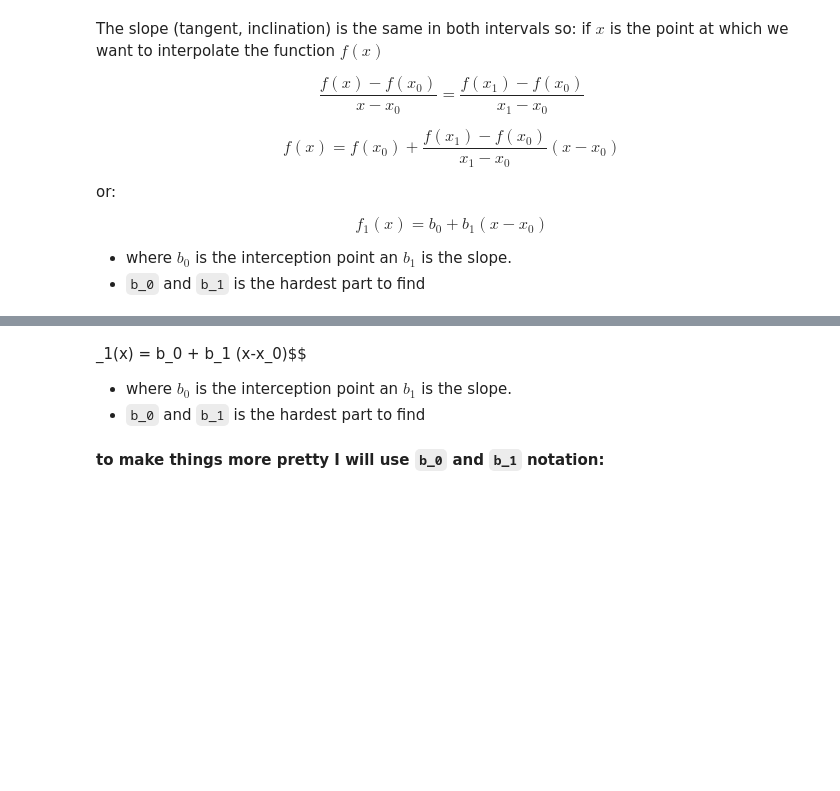
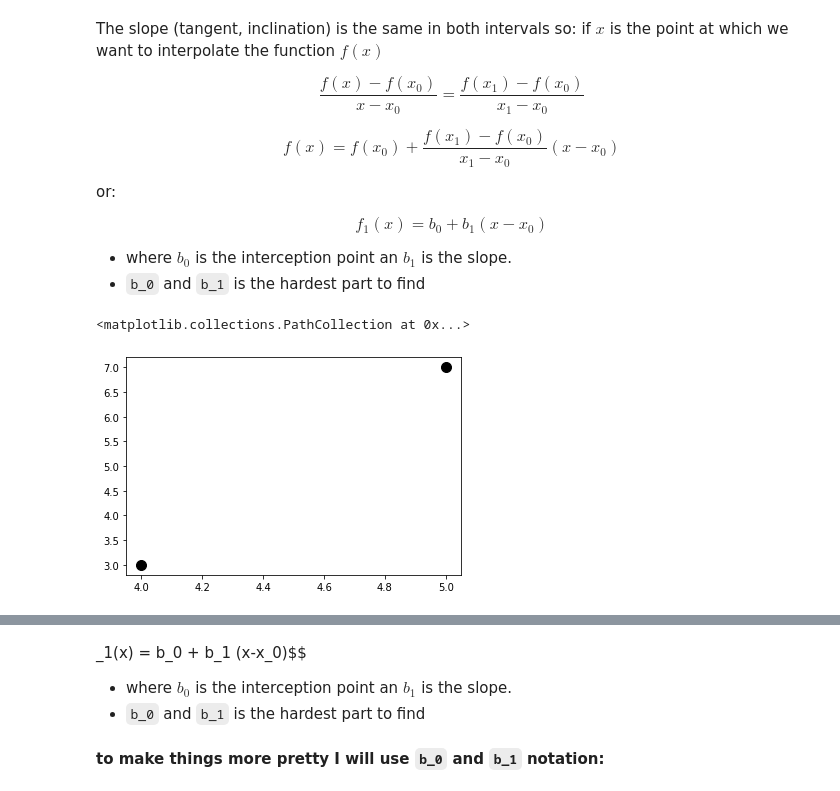
Before and after one commit to mhemmg/ComputationalNumericalMethods, a Jupyter notebook: extras/classes/06.Interpolation_02/interpolation_2.ipynb, the cells around one changed output, grey strips where cells are left out. Saved outputs shown, nothing was run; the diff lists cells and outputs as text; code cells hidden in the pictures; blank space fills up the shorter version.

```diff
--- a/extras/classes/06.Interpolation_02/interpolation_2.ipynb
+++ b/extras/classes/06.Interpolation_02/interpolation_2.ipynb
@@ -28,6 +28,16 @@ or:
 $$f_1(x) = b_0 + b_1 (x-x_0)$$
 * where $b_0$ is the interception point an $b_1$ is the slope.
 * `b_0` and `b_1` is the hardest part to find
+# %%
+import numpy as np
+x=np.array([4,5])
+y=np.array([3,7])
+import matplotlib.pyplot as plt
+fig,ax=plt.subplots(1,1)
+ax.scatter(x,y,c='k',s=100)
+# %% [output]
+<matplotlib.collections.PathCollection at 0x...>
+[figure, added]
 # %%
 import numpy as np
 x=np.array([4,5])
```
Also changed, not shown: parts of 8 cells of this notebook, 1 other file.
